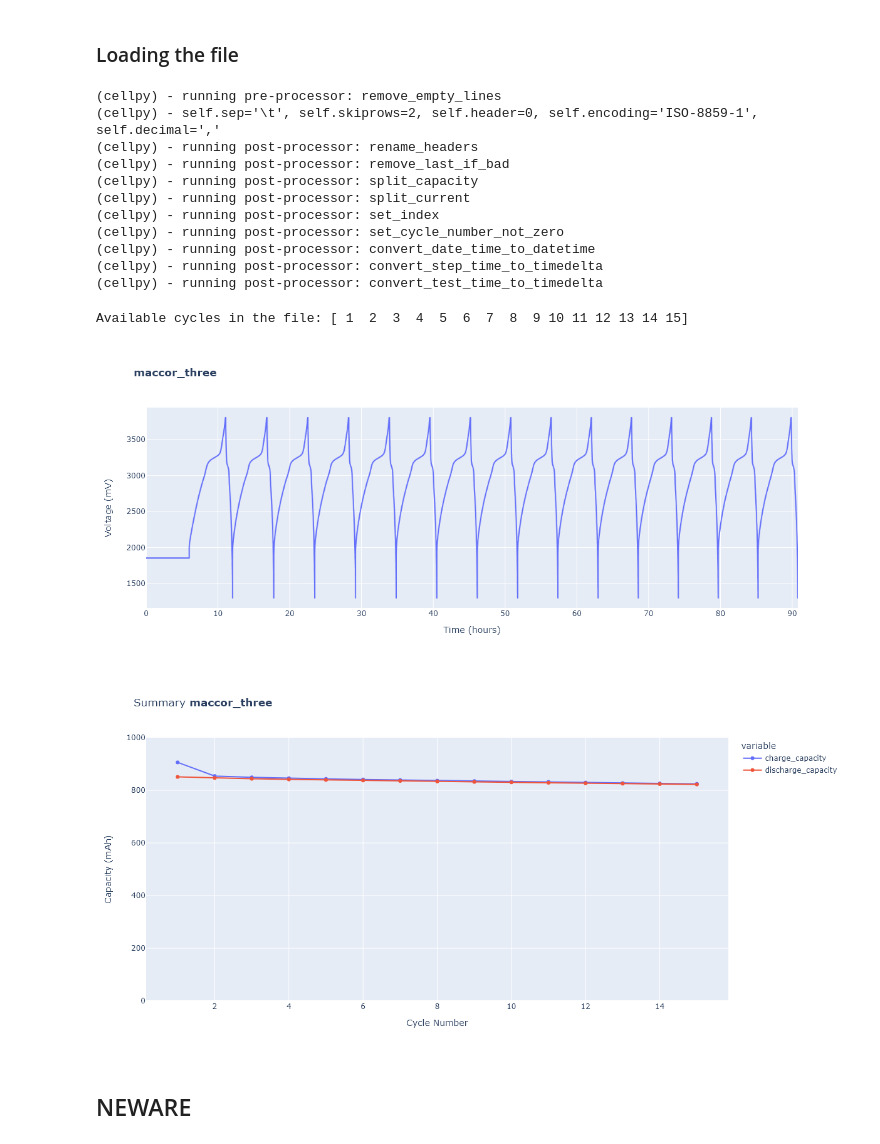
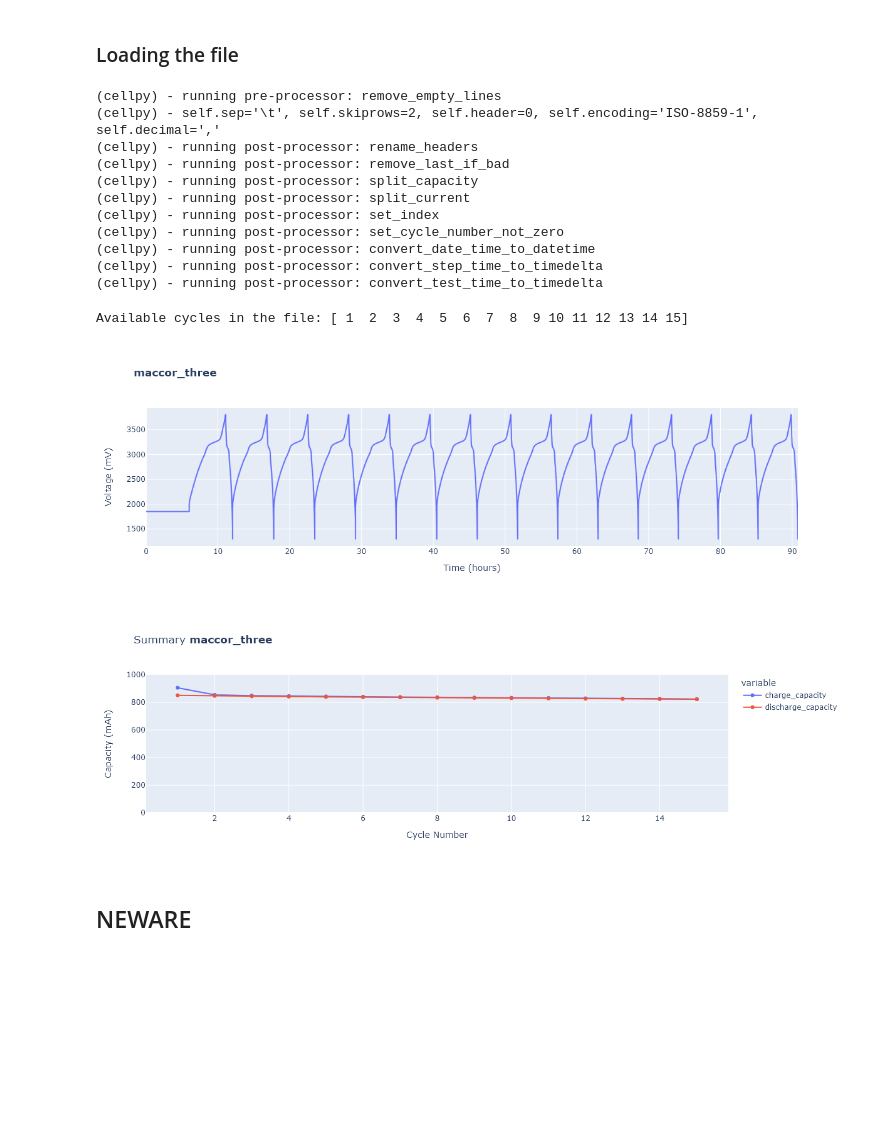
Before and after one commit to jepegit/cellpy, a Jupyter notebook: examples/06_loading_different_formats.ipynb, the cells around one changed output. Cells and saved outputs as stored; diff of their text form; code cells hidden in the pictures; blank space fills up the shorter version.

```diff
--- a/examples/06_loading_different_formats.ipynb
+++ b/examples/06_loading_different_formats.ipynb
@@ -149,25 +149,25 @@ print(config["maccor_txt"]["THREE"]["config_params"].formatters)
 # %%
 c = cellpy.get(p, instrument="maccor_txt", model="THREE", cycle_mode="full_cell")
 print(f"Available cycles in the file: {c.get_cycle_numbers()}")
-plotutils.raw_plot(c, width=1200)
+plotutils.raw_plot(c, width=1200, height=400)
 # %% [output]
 (cellpy) - running pre-processor: remove_empty_lines
 (cellpy) - self.sep='\t', self.skiprows=2, self.header=0, self.encoding='ISO-8859-1', self.decimal=','
 (cellpy) - running post-processor: rename_headers
 (cellpy) - running post-processor: remove_last_if_bad
 (cellpy) - running post-processor: split_capacity
 (cellpy) - running post-processor: split_current
 (cellpy) - running post-processor: set_index
 (cellpy) - running post-processor: set_cycle_number_not_zero
 (cellpy) - running post-processor: convert_date_time_to_datetime
 (cellpy) - running post-processor: convert_step_time_to_timedelta
 (cellpy) - running post-processor: convert_test_time_to_timedelta
 Available cycles in the file: [ 1  2  3  4  5  6  7  8  9 10 11 12 13 14 15]
-[figure, old version]
+[figure, new version]
 # %%
-plotutils.summary_plot(c, y="capacities", width=1200, y_range=[0, 1000])
+plotutils.summary_plot(c, y="capacities", width=1200, height=400, y_range=[0, 1000])
 # %% [output]
-[figure, old version]
+[figure, new version]
 # %% [markdown]
 ## NEWARE
 # %% [markdown]
```
Also changed, not shown: parts of 7 cells of this notebook, 2 other files.
